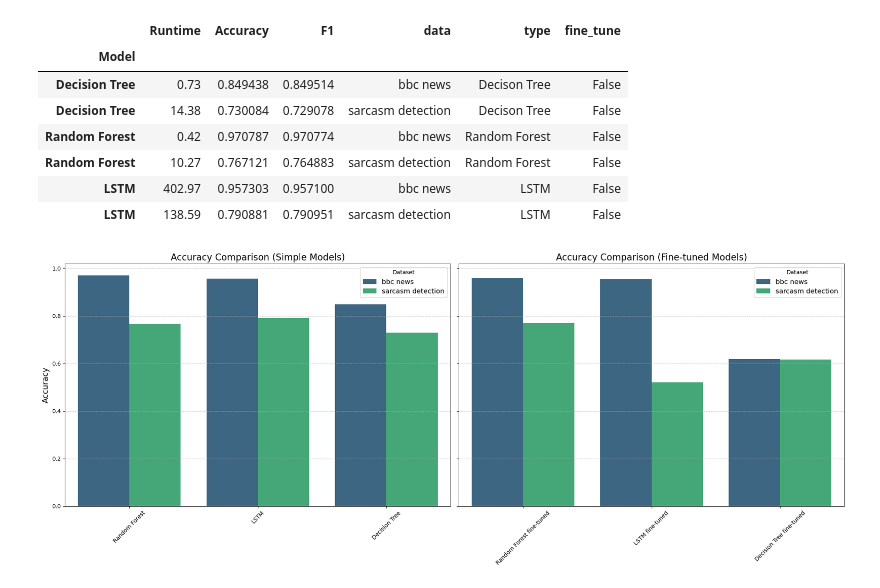
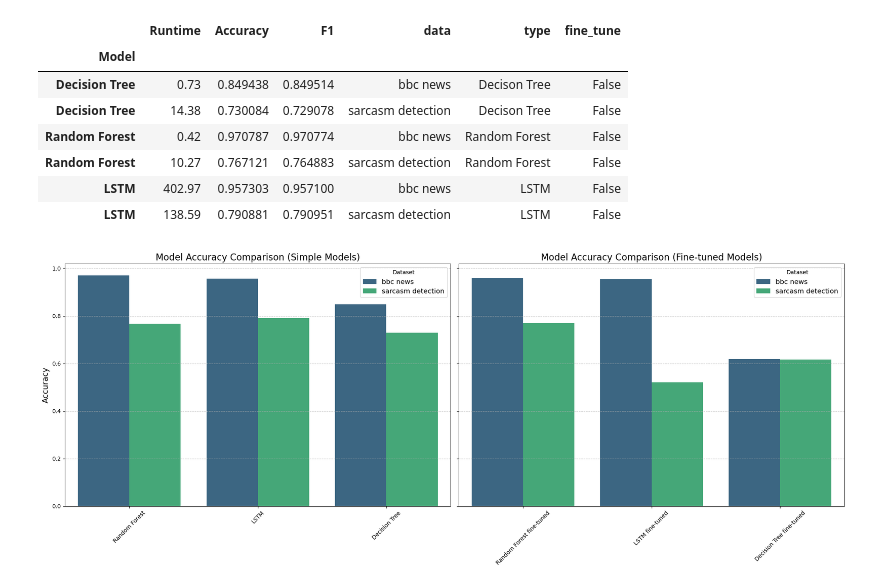
Before and after one commit to nzhussup/BachelorThesis, a Jupyter notebook: src/4_Evaluation.ipynb, the cells around one changed output. Saved outputs shown, nothing was run; the diff lists cells and outputs as text; code cells hidden in the pictures.

```diff
--- a/src/4_Evaluation.ipynb
+++ b/src/4_Evaluation.ipynb
@@ -51,31 +51,31 @@ simple
 # %%
 simple_sorted = simple.sort_values(by='Accuracy', ascending=False)
 fine_tuned_sorted = fine_tuned.sort_values(by='Accuracy', ascending=False)
 
 # Create the subplots
 fig, axes = plt.subplots(1, 2, figsize=(20, 8), sharey=True)
 
 # Plot for simple models
 sns.barplot(data=simple_sorted, x=simple_sorted.index, y="Accuracy", hue="data", palette="viridis", ax=axes[0])
-axes[0].set_title('Accuracy Comparison (Simple Models)', fontsize=16)
+axes[0].set_title('Model Accuracy Comparison (Simple Models)', fontsize=16)
 axes[0].set_xlabel('')
 axes[0].set_ylabel('Accuracy', fontsize=14)
 axes[0].tick_params(axis='x', rotation=45)
 axes[0].grid(axis='y', linestyle='--', alpha=0.7)
 axes[0].legend(title='Dataset', fontsize=12)
 
 # Plot for fine-tuned models
 sns.barplot(data=fine_tuned_sorted, x=fine_tuned_sorted.index, y="Accuracy", hue="data", palette="viridis", ax=axes[1])
-axes[1].set_title('Accuracy Comparison (Fine-tuned Models)', fontsize=16)
+axes[1].set_title('Model Accuracy Comparison (Fine-tuned Models)', fontsize=16)
 axes[1].set_xlabel('')
 axes[1].set_ylabel('')  # No y-label as it's shared
 axes[1].tick_params(axis='x', rotation=45)
 axes[1].grid(axis='y', linestyle='--', alpha=0.7)
 axes[1].legend(title='Dataset', fontsize=12)
 
 plt.tight_layout()
 # %% [output]
-[figure, old version]
+[figure, new version]
 # %%
 simple_sorted = simple.sort_values(by='Runtime', ascending=False)
 fine_tuned_sorted = fine_tuned.sort_values(by='Runtime', ascending=False)
```
Also changed, not shown: parts of 3 cells of this notebook.
